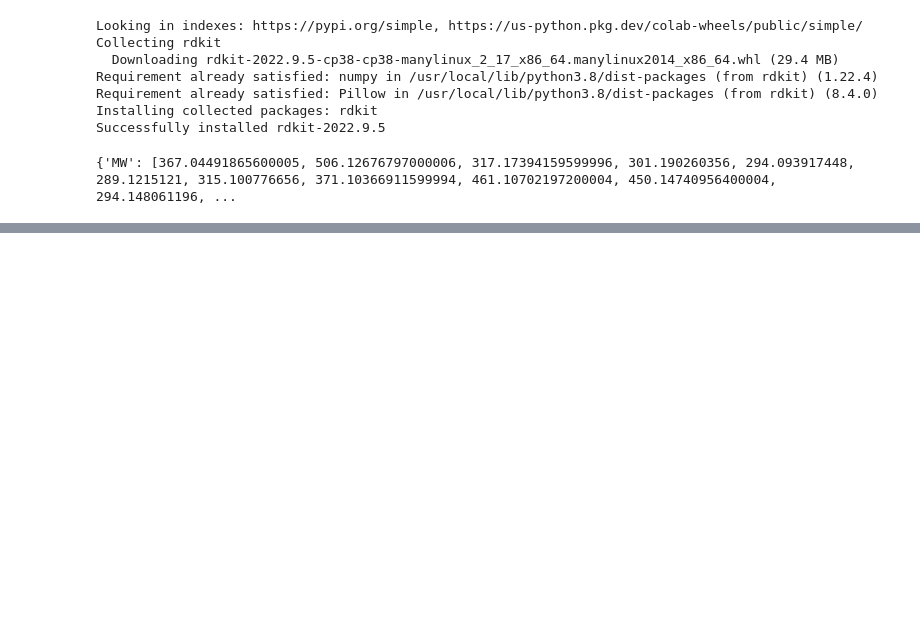
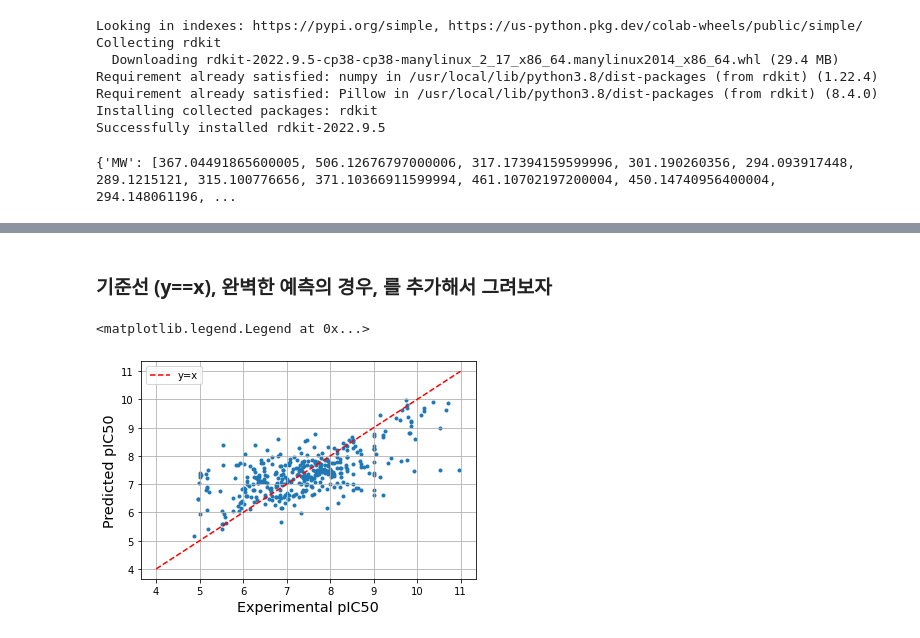
Before and after one commit to JLee823/2023-1st-AI-assisted-drug-discovery-SNU, a Jupyter notebook: Week1_Quick_start_Introduction_to_machine_learning_for_drug_discovery_2023_1st_SNU.ipynb, the cells around one changed output, grey strips where cells are left out. Drawn from its saved outputs; the diff is of its cells as text; code cells hidden in the pictures; blank space fills up the shorter version.

```diff
--- a/Week1_Quick_start_Introduction_to_machine_learning_for_drug_discovery_2023_1st_SNU.ipynb
+++ b/Week1_Quick_start_Introduction_to_machine_learning_for_drug_discovery_2023_1st_SNU.ipynb
@@ -210,0 +410,12 @@ print(properties)
+# %% [markdown]
+### 기준선 (y==x), 완벽한 예측의 경우, 를 추가해서 그려보자
+# %%
+plt.scatter(y_test, y_pred, marker='.')
+plt.xlabel("Experimental pIC50", fontsize='x-large')
+plt.ylabel("Predicted pIC50", fontsize='x-large')
+plt.grid()
+plt.plot(range(4, 12), range(4, 12), "r--", label = "y=x")
+plt.legend()
+# %% [output]
+<matplotlib.legend.Legend at 0x...>
+[figure, added]
```
Also changed, not shown: parts of 29 cells of this notebook.
